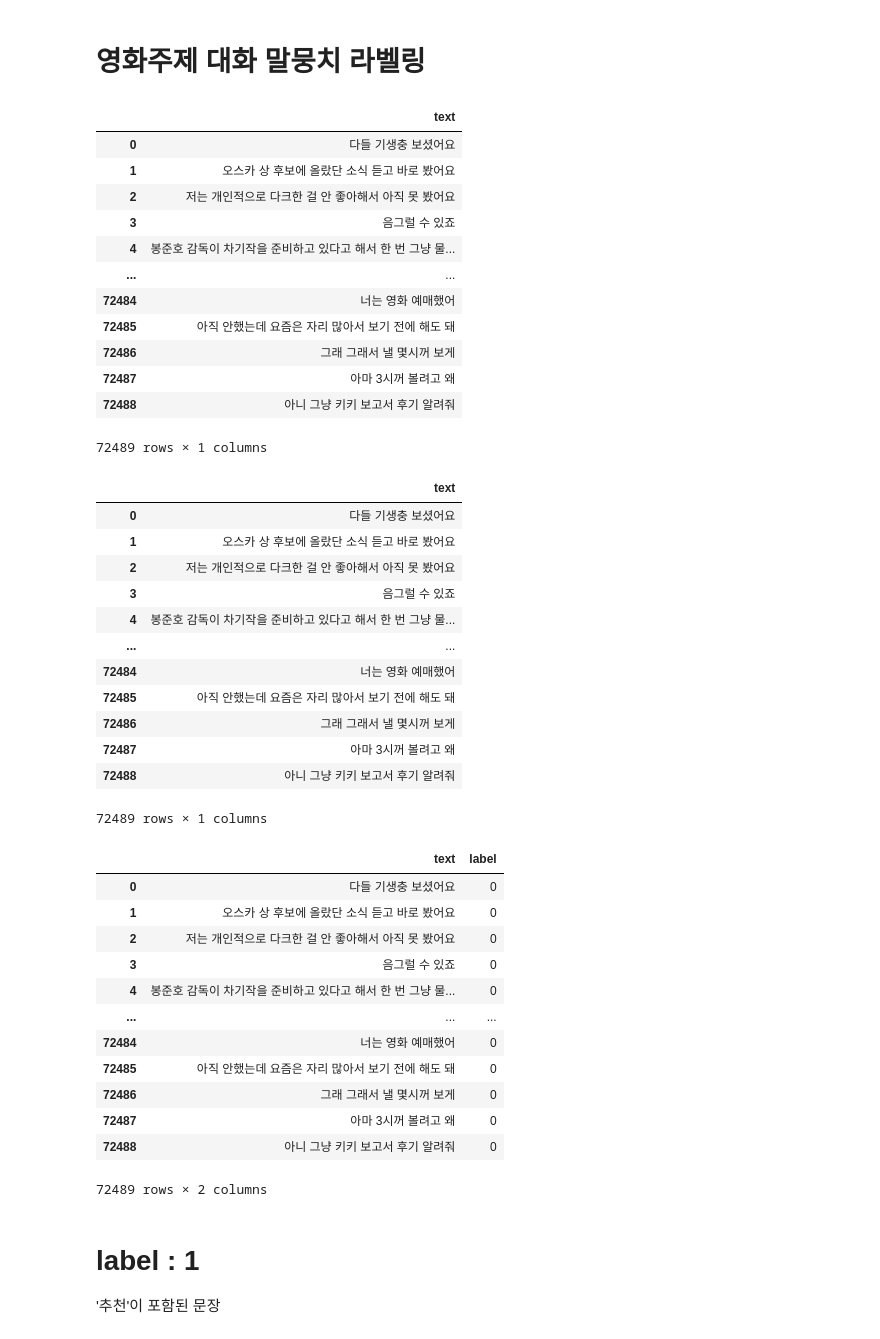
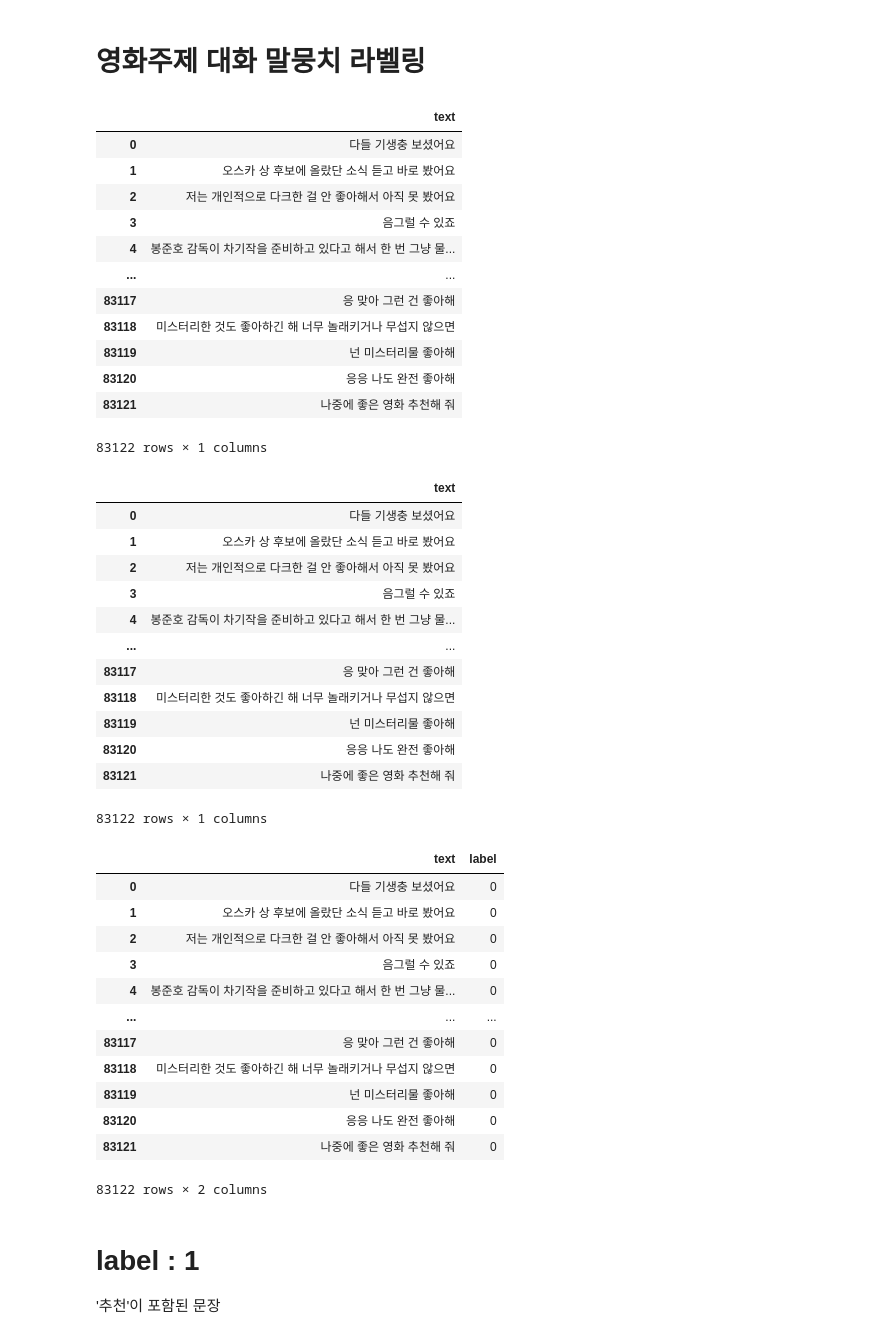
Before and after one commit to wonyounging/2_Project, a Jupyter notebook: Work_data/intent_data/영화주제 대화 말뭉치 라벨링.ipynb, the cells around one changed output. Cells and saved outputs as stored; diff of their text form; code cells hidden in the pictures.

```diff
--- a/Work_data/intent_data/영화주제 대화 말뭉치 라벨링.ipynb
+++ b/Work_data/intent_data/영화주제 대화 말뭉치 라벨링.ipynb
@@ -4,22 +4,22 @@
 import copy
 import pandas as pd
 # %%
-df = pd.read_csv('c:/2nd_project/Data/talk_data/영화 주제 대화 말뭉치 묶음(Train_Re).csv')
+df = pd.read_csv('d:/2nd_project/Data/talk_data/영화 주제 대화 말뭉치 묶음(Total_Re).csv')
 df
 # %% [output]
 |  | text |
 | 0 | 다들 기생충 보셨어요 |
 | 1 | 오스카 상 후보에 올랐단 소식 듣고 바로 봤어요 |
 | 2 | 저는 개인적으로 다크한 걸 안 좋아해서 아직 못 봤어요 |
 | 3 | 음그럴 수 있죠 |
 | 4 | 봉준호 감독이 차기작을 준비하고 있다고 해서 한 번 그냥 물... |
 | ... | ... |
-| 72484 | 너는 영화 예매했어 |
-| 72485 | 아직 안했는데 요즘은 자리 많아서 보기 전에 해도 돼 |
-| 72486 | 그래 그래서 낼 몇시꺼 보게 |
-| 72487 | 아마 3시꺼 볼려고 왜 |
-| 72488 | 아니 그냥 키키 보고서 후기 알려줘 |
+| 83117 | 응 맞아 그런 건 좋아해 |
+| 83118 | 미스터리한 것도 좋아하긴 해 너무 놀래키거나 무섭지 않으면 |
+| 83119 | 넌 미스터리물 좋아해 |
+| 83120 | 응응 나도 완전 좋아해 |
+| 83121 | 나중에 좋은 영화 추천해 줘 |
-72489 rows × 1 columns
+83122 rows × 1 columns
 # %%
 df2 = copy.deepcopy(df)
 df2
@@ -31,12 +31,12 @@ df2
 | 3 | 음그럴 수 있죠 |
 | 4 | 봉준호 감독이 차기작을 준비하고 있다고 해서 한 번 그냥 물... |
 | ... | ... |
-| 72484 | 너는 영화 예매했어 |
-| 72485 | 아직 안했는데 요즘은 자리 많아서 보기 전에 해도 돼 |
-| 72486 | 그래 그래서 낼 몇시꺼 보게 |
-| 72487 | 아마 3시꺼 볼려고 왜 |
-| 72488 | 아니 그냥 키키 보고서 후기 알려줘 |
+| 83117 | 응 맞아 그런 건 좋아해 |
+| 83118 | 미스터리한 것도 좋아하긴 해 너무 놀래키거나 무섭지 않으면 |
+| 83119 | 넌 미스터리물 좋아해 |
+| 83120 | 응응 나도 완전 좋아해 |
+| 83121 | 나중에 좋은 영화 추천해 줘 |
-72489 rows × 1 columns
+83122 rows × 1 columns
 # %%
 df2['label'] = 0        # label 기본값 : 0
 df2
@@ -48,12 +48,12 @@ df2
 | 3 | 음그럴 수 있죠 | 0 |
 | 4 | 봉준호 감독이 차기작을 준비하고 있다고 해서 한 번 그냥 물... | 0 |
 | ... | ... | ... |
-| 72484 | 너는 영화 예매했어 | 0 |
-| 72485 | 아직 안했는데 요즘은 자리 많아서 보기 전에 해도 돼 | 0 |
-| 72486 | 그래 그래서 낼 몇시꺼 보게 | 0 |
-| 72487 | 아마 3시꺼 볼려고 왜 | 0 |
-| 72488 | 아니 그냥 키키 보고서 후기 알려줘 | 0 |
+| 83117 | 응 맞아 그런 건 좋아해 | 0 |
+| 83118 | 미스터리한 것도 좋아하긴 해 너무 놀래키거나 무섭지 않으면 | 0 |
+| 83119 | 넌 미스터리물 좋아해 | 0 |
+| 83120 | 응응 나도 완전 좋아해 | 0 |
+| 83121 | 나중에 좋은 영화 추천해 줘 | 0 |
-72489 rows × 2 columns
+83122 rows × 2 columns
 # %% [markdown]
 # label : 1
  '추천'이 포함된 문장
```
Also changed, not shown: parts of 18 cells of this notebook, 6 other files.
